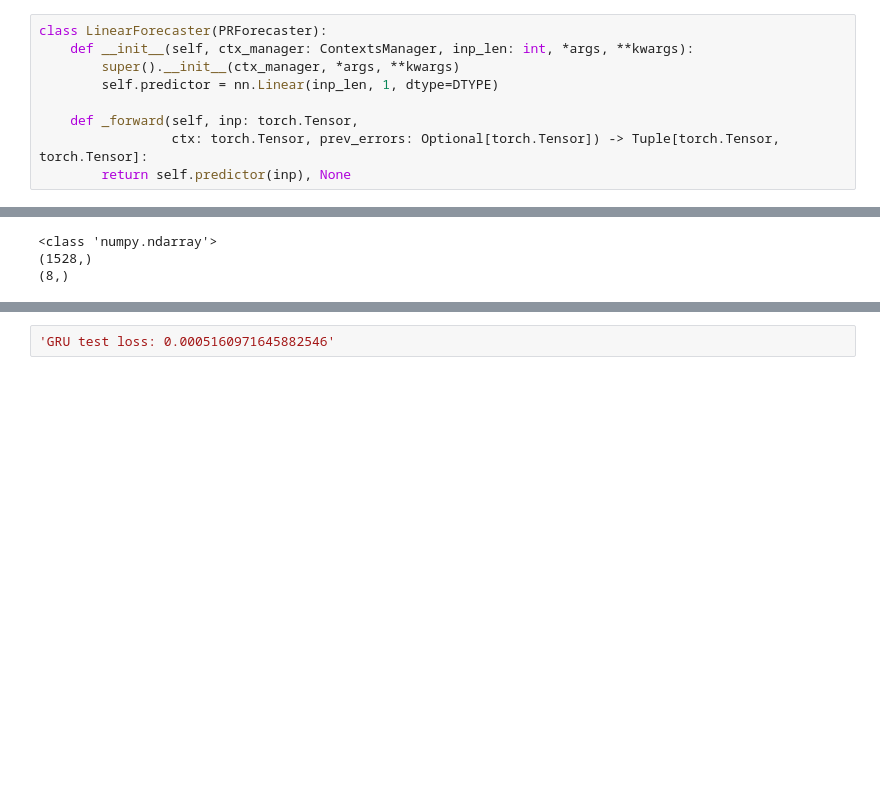
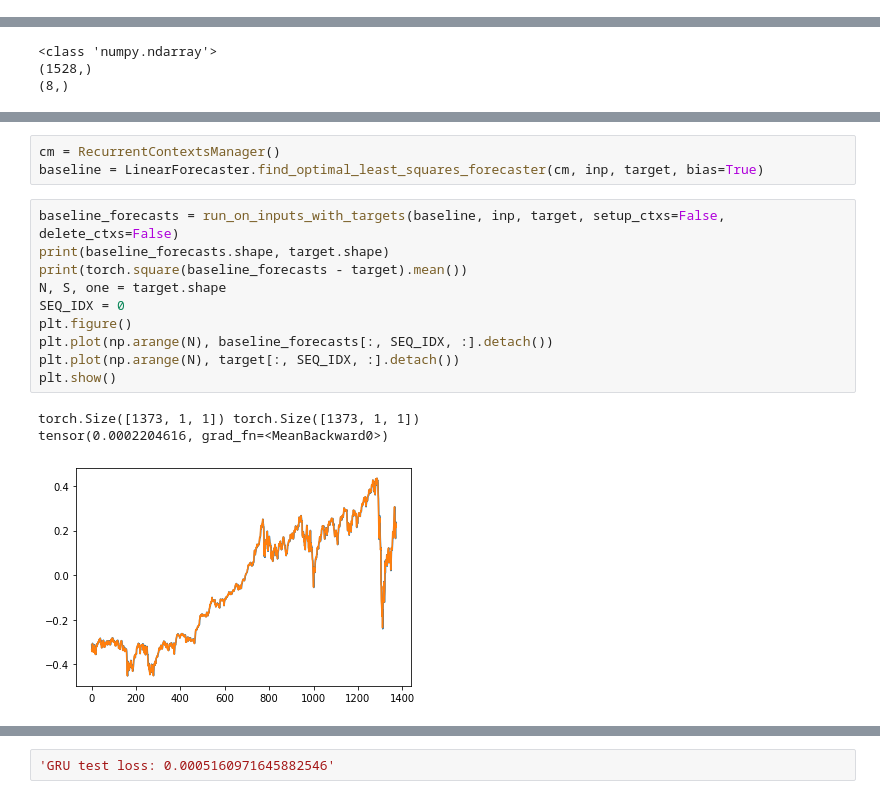
Before and after one commit to vladislav-horbatiuk/rspl_neuron_experiments, a Jupyter notebook: test_recurr_sigmoid_piecewise_neuron_forecasting.ipynb, the cells around one changed output, grey strips where cells are left out. Saved outputs shown, nothing was run; the diff lists cells and outputs as text; blank space fills up the shorter version.

```diff
--- a/test_recurr_sigmoid_piecewise_neuron_forecasting.ipynb
+++ b/test_recurr_sigmoid_piecewise_neuron_forecasting.ipynb
@@ -79,9 +40,0 @@ class PRForecaster(nn.Module):
-# %%
-class LinearForecaster(PRForecaster):
-    def __init__(self, ctx_manager: ContextsManager, inp_len: int, *args, **kwargs):
-        super().__init__(ctx_manager, *args, **kwargs)
-        self.predictor = nn.Linear(inp_len, 1, dtype=DTYPE)
-
-    def _forward(self, inp: torch.Tensor,
-                 ctx: torch.Tensor, prev_errors: Optional[torch.Tensor]) -> Tuple[torch.Tensor, torch.Tensor]:
-        return self.predictor(inp), None
@@ -392,0 +136,17 @@ print(ts.strides)
+# %%
+cm = RecurrentContextsManager()
+baseline = LinearForecaster.find_optimal_least_squares_forecaster(cm, inp, target, bias=True)
+# %%
+baseline_forecasts = run_on_inputs_with_targets(baseline, inp, target, setup_ctxs=False, delete_ctxs=False)
+print(baseline_forecasts.shape, target.shape)
+print(torch.square(baseline_forecasts - target).mean())
+N, S, one = target.shape
+SEQ_IDX = 0
+plt.figure()
+plt.plot(np.arange(N), baseline_forecasts[:, SEQ_IDX, :].detach())
+plt.plot(np.arange(N), target[:, SEQ_IDX, :].detach())
+plt.show()
+# %% [output]
+torch.Size([1373, 1, 1]) torch.Size([1373, 1, 1])
+tensor(0.0002204616, grad_fn=<MeanBackward0>)
+[figure, added]
```
Also changed, not shown: parts of 19 cells of this notebook, 9 other files.
